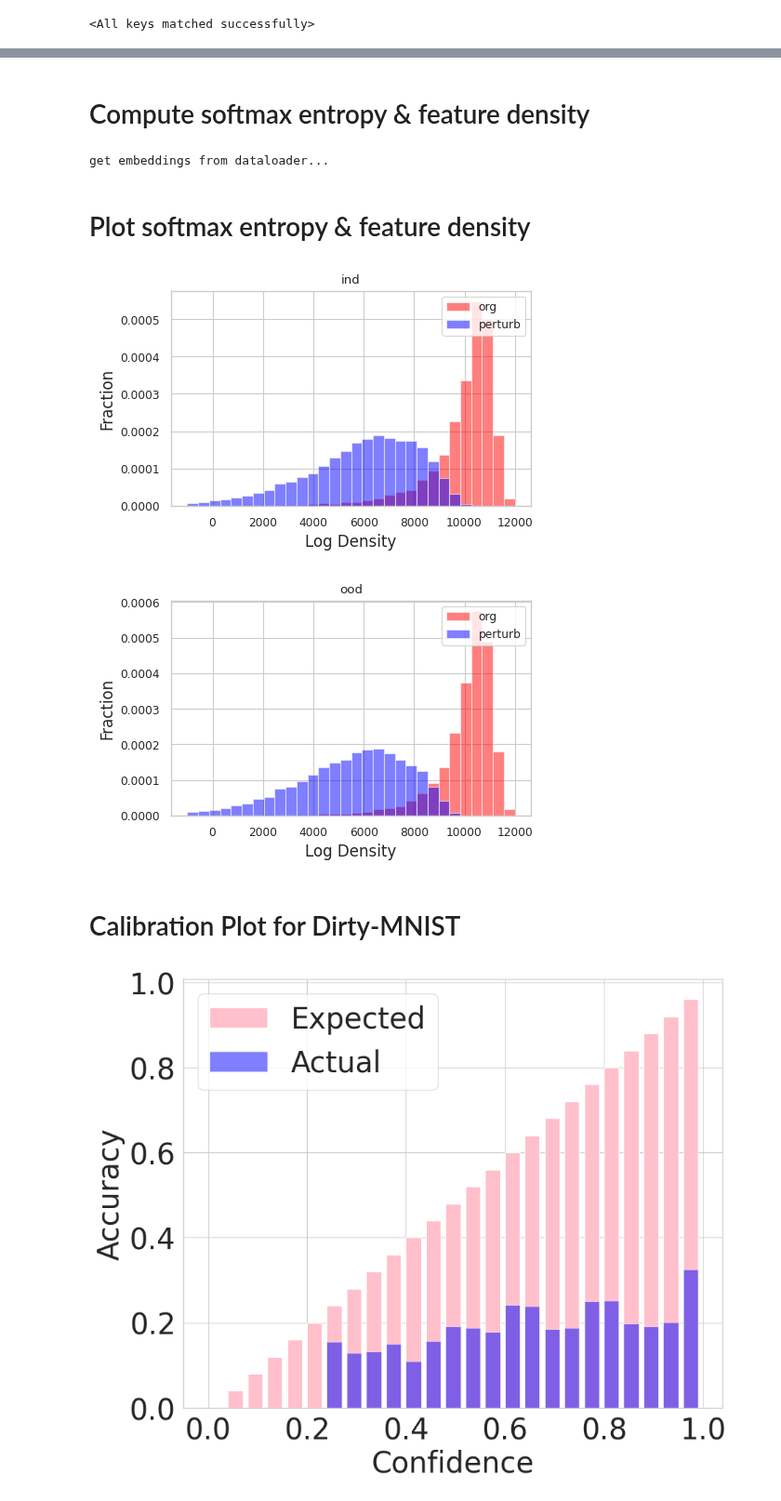
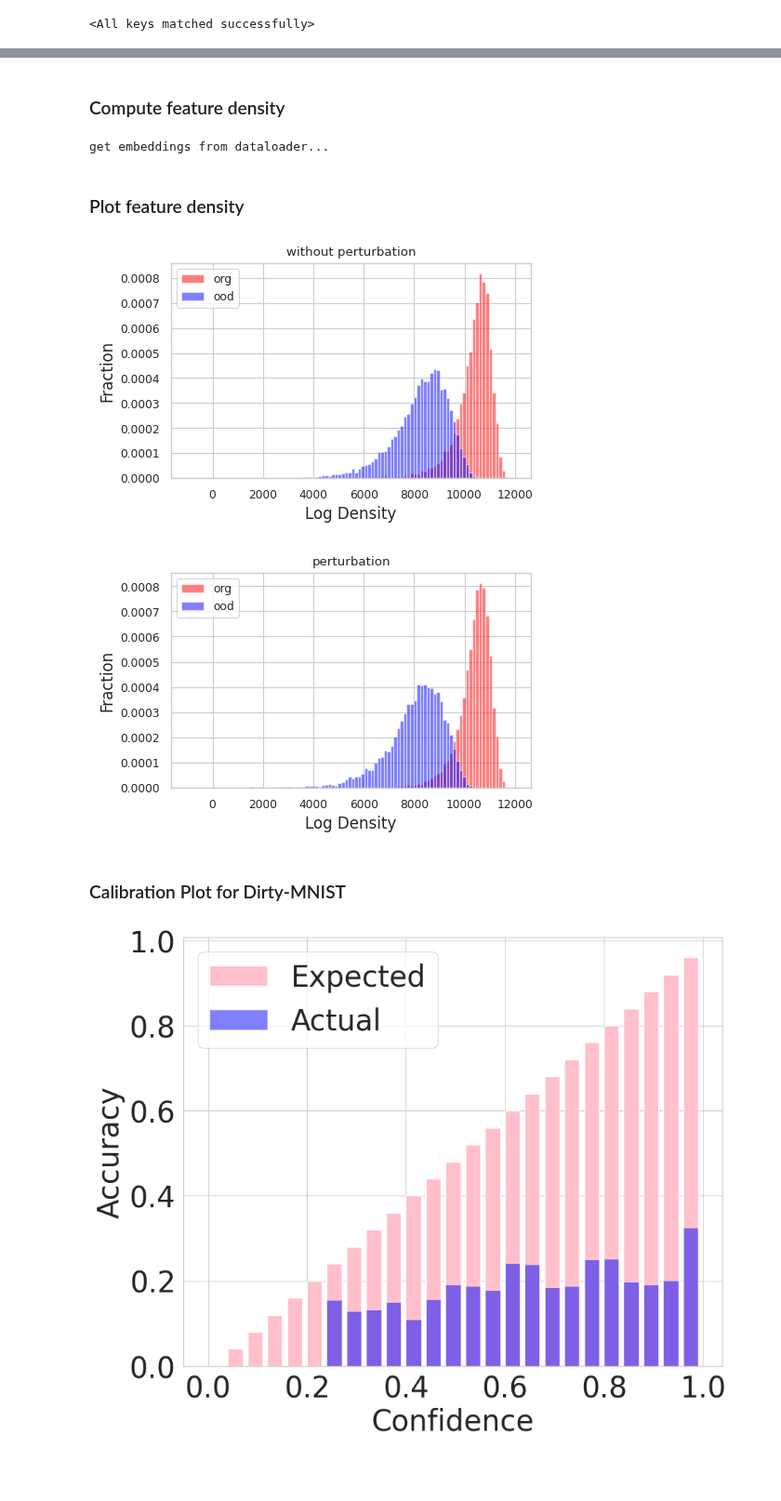
Before and after one commit to buyizhiyou/YYM, a Jupyter notebook: DDU/notebooks/statistics_analyse.ipynb, the cells around one changed output, grey strips where cells are left out. Shown at 93% size. Cells and saved outputs as stored; diff of their text form; code cells hidden in the pictures; blank space fills up the shorter version.

```diff
--- a/DDU/notebooks/statistics_analyse.ipynb
+++ b/DDU/notebooks/statistics_analyse.ipynb
@@ -80,3 +80,26 @@ net.load_state_dict(torch.load(str(saved_model_name)), strict=False)
 # %% [output]
 load ../saved_models/resnet50_sn_3.0_mod_seed_1_best.model
 <All keys matched successfully>
+# %%
+colors = ['#1f77b4', '#ff7f0e', '#2ca02c', '#d62728', '#9467bd', '#8c564b', '#e377c2', '#7f7f7f', '#bcbd22', '#17becf']
+
+sns.set_style('whitegrid')
+sns.set_context("paper", font_scale=1, rc={"lines.linewidth": 2.5})
+
+rc('text', usetex=False)
+
+def plot_density(results, binrange,title):
+
+    plt.figure(figsize=(5, 3))
+    plt.tight_layout()
+
+    plt.hist(results[0],density=True,color='r',range=binrange,bins=100,alpha=0.5,label="org")
+    plt.hist(results[1],density=True,color='b',range=binrange,bins=100,alpha=0.5,label="ood")
+
+    plt.xlabel('Log Density', fontsize=12)
+    plt.ylabel('Fraction', fontsize=12)
+    plt.title(label=title)
+    plt.legend()
+
+if not  os.path.exists("pngs"):
+    os.makedirs("pngs")
@@ -83,5 +126,5 @@ load ../saved_models/resnet50_sn_3.0_mod_seed_1_best.model
 # %% [markdown]
-# Compute softmax entropy & feature density
+### Compute feature density
 # %%
 embeddings, labels = get_embeddings(
     net,
@@ -133,4 +176,4 @@ logp2 = logsumexp(logits2).cpu().numpy()
 ood_logp = logsumexp(ood_logits).cpu().numpy()
 ood_logp2 = logsumexp(ood_logits2).cpu().numpy()
 # %% [markdown]
-# Plot softmax entropy & feature density
+### Plot feature density
@@ -144,33 +180,17 @@ rc('text', usetex=False)
 # %%
-def plot_density(results, binrange,title):
-
-    plt.figure(figsize=(5, 3))
-    plt.tight_layout()
-
-    plt.hist(results[0],density=True,color='r',range=binrange,bins=30,alpha=0.5,label="org")
-    plt.hist(results[1],density=True,color='b',range=binrange,bins=30,alpha=0.5,label="perturb")
-
-    plt.xlabel('Log Density', fontsize=12)
-    plt.ylabel('Fraction', fontsize=12)
-    plt.title(label=title)
-    plt.legend()
-
-if not  os.path.exists("pngs"):
-    os.makedirs("pngs")
-
 # data = np.concatenate((logp, ood_logp))
 # categories = np.concatenate((np.zeros_like(logp, dtype=np.int8), np.ones_like(ood_logp, dtype=np.int8)))
 
 # df = pd.DataFrame(dict(logdensity=, category=categories))
-plot_density([logp,ood_logp], binrange=[-1000, 12000], title="ind")
+plot_density([logp,ood_logp], binrange=[-1000, 12000], title="without perturbation")
 plt.savefig('pngs/logdensity_hist.png', bbox_inches='tight')
-plot_density([logp2,ood_logp2], binrange=[-1000, 12000], title="ood")
-plt.savefig('pngs/logdensity_hist.png', bbox_inches='tight')
+plot_density([logp2,ood_logp2], binrange=[-1000, 12000], title="perturbation")
+plt.savefig('pngs/logdensity_hist2.png', bbox_inches='tight')
 # %% [output]
-[figure, old version]
+[figure, new version]
-[figure, old version]
+[figure, new version]
 # %% [markdown]
-# Calibration Plot for Dirty-MNIST
+### Calibration Plot for Dirty-MNIST
 # %%
 from metrics.classification_metrics import test_classification_net
 from metrics.calibration_metrics import reliability_plot
```
Also changed, not shown: parts of 6 cells of this notebook, 13 other files.
